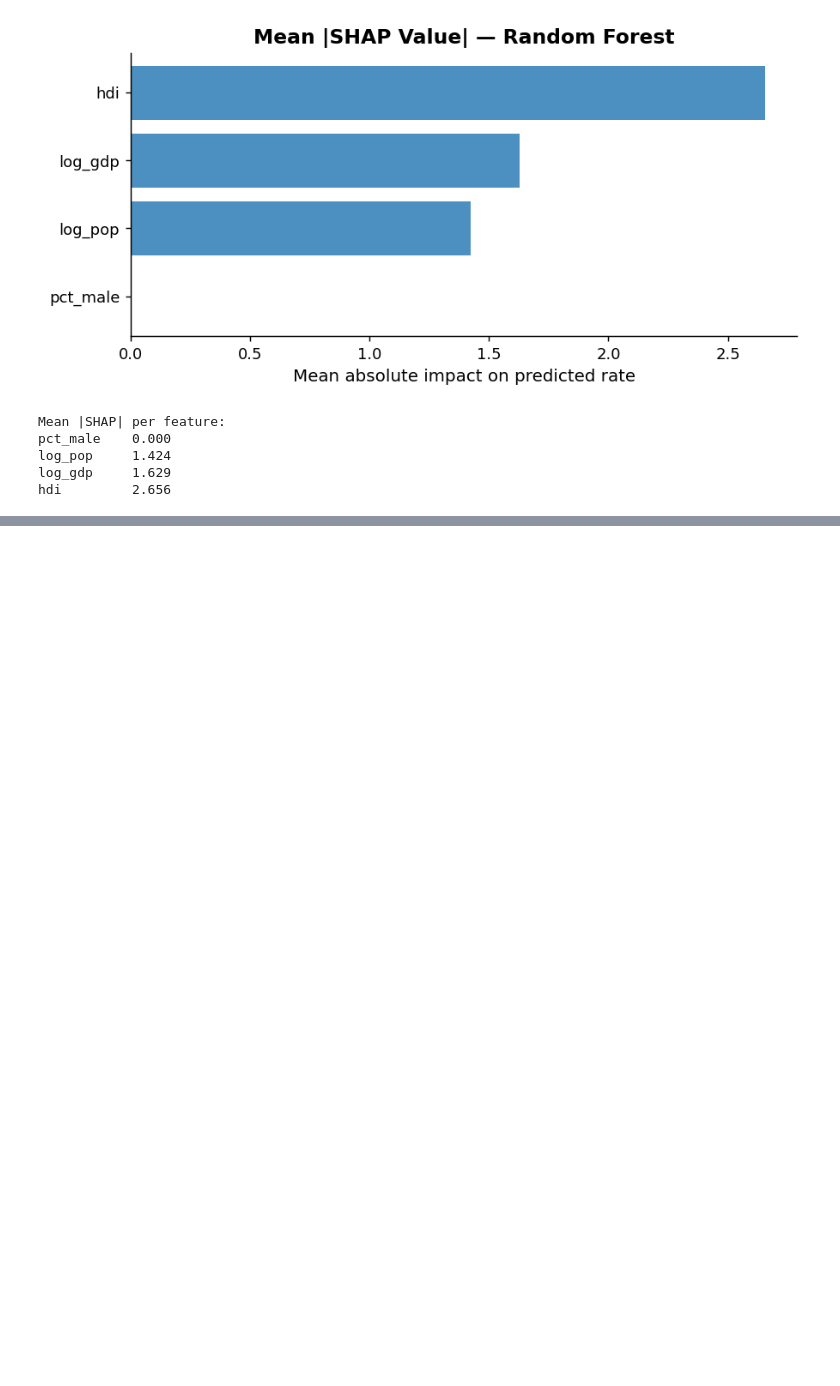
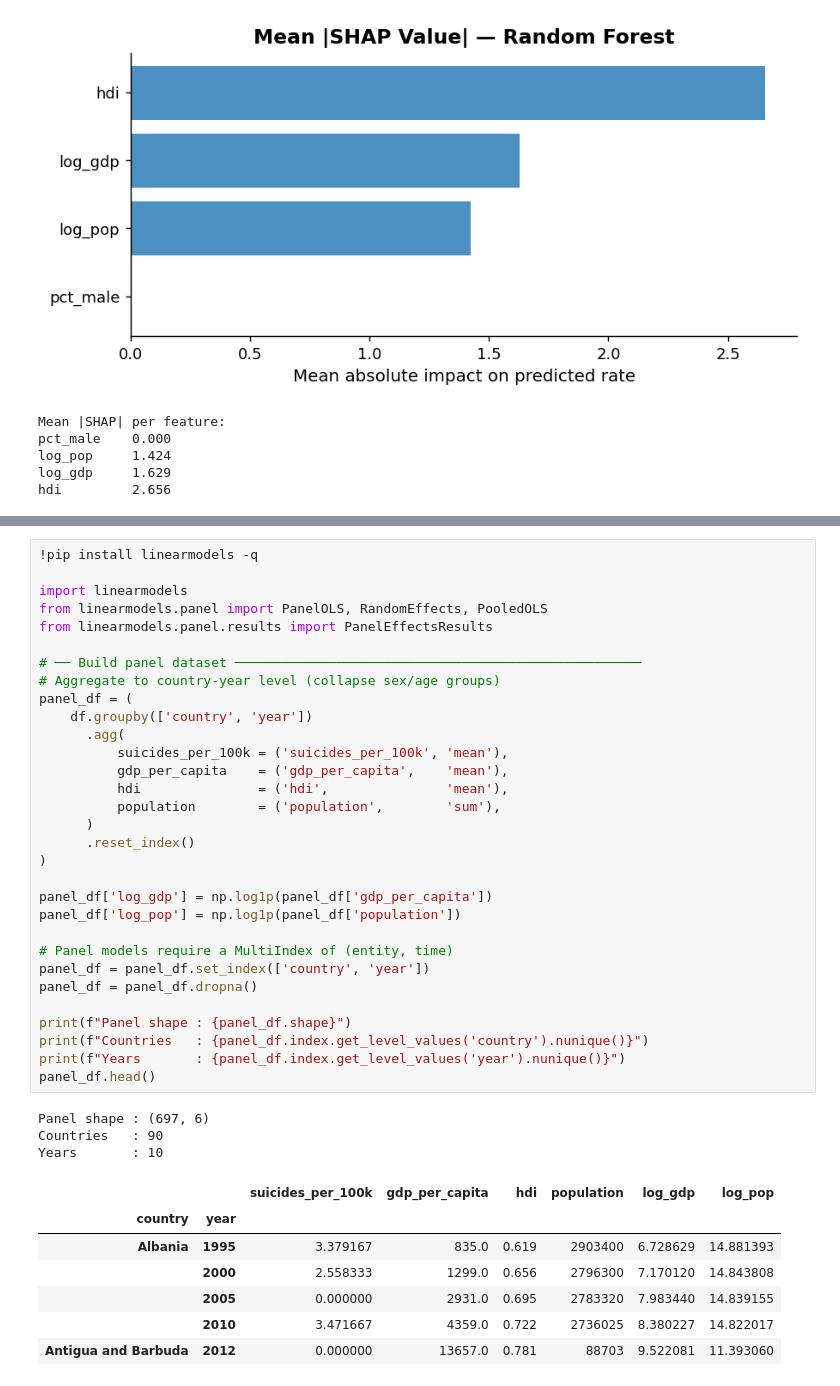
Before and after one commit to MustafaKaanKoc/Reproducible-Research-Term-Project, a Jupyter notebook: suicide_rates_initial_eda.ipynb, the cells around one changed output, grey strips where cells are left out. Saved outputs shown, nothing was run; the diff lists cells and outputs as text; blank space fills up the shorter version.

```diff
--- a/suicide_rates_initial_eda.ipynb
+++ b/suicide_rates_initial_eda.ipynb
@@ -646,0 +616,42 @@ hdi         2.656
+# %%
+!pip install linearmodels -q
+
+import linearmodels
+from linearmodels.panel import PanelOLS, RandomEffects, PooledOLS
+from linearmodels.panel.results import PanelEffectsResults
+
+# ── Build panel dataset ────────────────────────────────────────────────────
+# Aggregate to country-year level (collapse sex/age groups)
+panel_df = (
+    df.groupby(['country', 'year'])
+      .agg(
+          suicides_per_100k = ('suicides_per_100k', 'mean'),
+          gdp_per_capita    = ('gdp_per_capita',    'mean'),
+          hdi               = ('hdi',               'mean'),
+          population        = ('population',        'sum'),
+      )
+      .reset_index()
+)
+
+panel_df['log_gdp'] = np.log1p(panel_df['gdp_per_capita'])
+panel_df['log_pop'] = np.log1p(panel_df['population'])
+
+# Panel models require a MultiIndex of (entity, time)
+panel_df = panel_df.set_index(['country', 'year'])
+panel_df = panel_df.dropna()
+
+print(f"Panel shape : {panel_df.shape}")
+print(f"Countries   : {panel_df.index.get_level_values('country').nunique()}")
+print(f"Years       : {panel_df.index.get_level_values('year').nunique()}")
+panel_df.head()
+# %% [output]
+Panel shape : (697, 6)
+Countries   : 90
+Years       : 10
+|  |  | suicides_per_100k | gdp_per_capita | hdi | population | log_gdp | log_pop |
+| country | year |  |  |  |  |  |  |
+| Albania | 1995 | 3.379167 | 835.0 | 0.619 | 2903400 | 6.728629 | 14.881393 |
+|  | 2000 | 2.558333 | 1299.0 | 0.656 | 2796300 | 7.170120 | 14.843808 |
+|  | 2005 | 0.000000 | 2931.0 | 0.695 | 2783320 | 7.983440 | 14.839155 |
+|  | 2010 | 3.471667 | 4359.0 | 0.722 | 2736025 | 8.380227 | 14.822017 |
+| Antigua and Barbuda | 2012 | 0.000000 | 13657.0 | 0.781 | 88703 | 9.522081 | 11.393060 |
```
Also changed, not shown: parts of 14 cells of this notebook.
